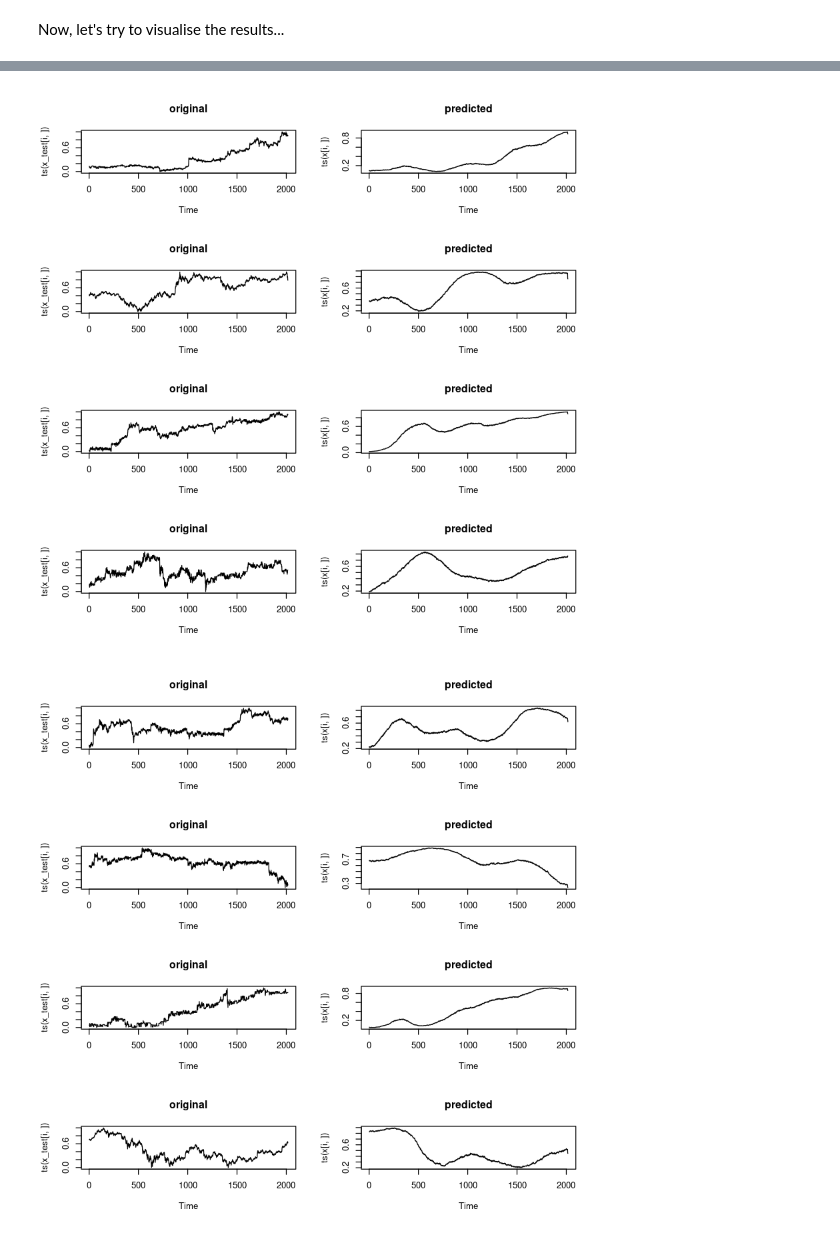
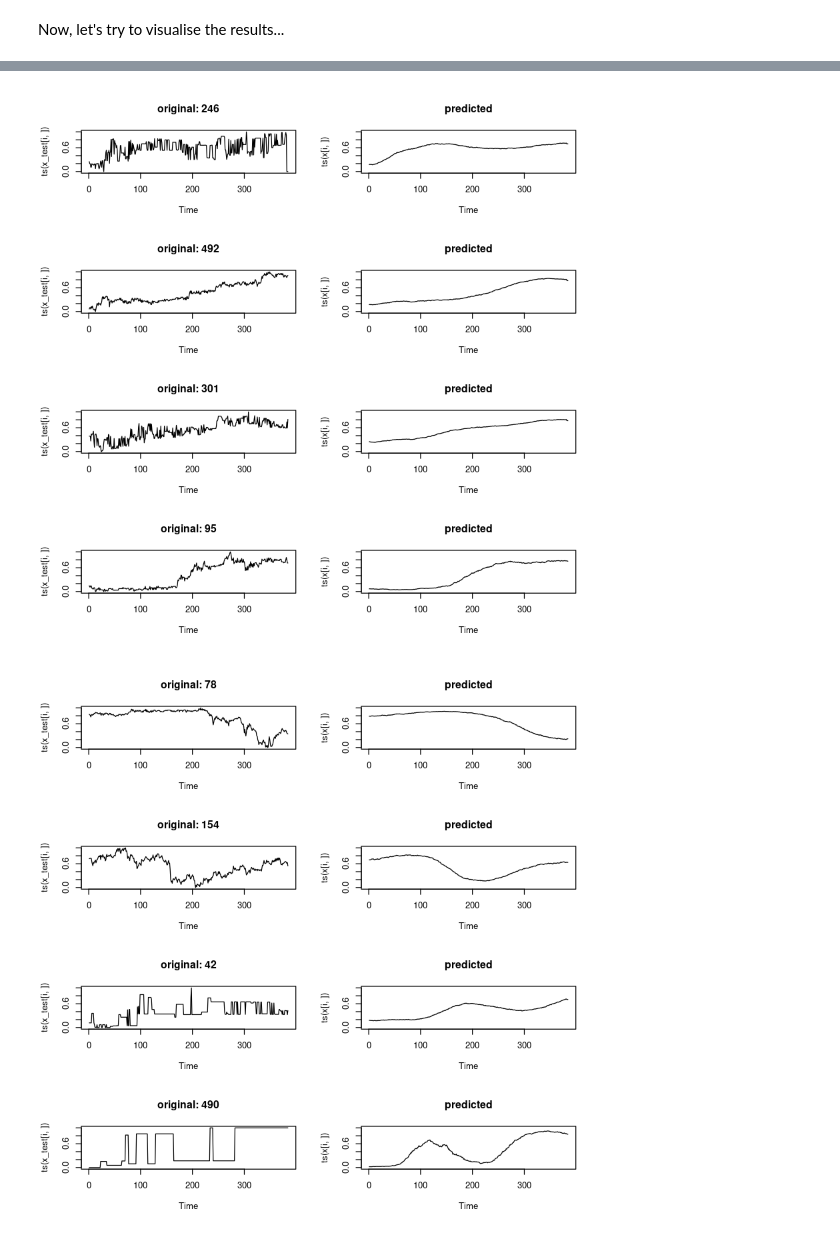
Before and after one commit to nickb-/Interchange, a Jupyter notebook: ExploratoryNotebooks/Bitcoin_VAE.ipynb, the cells around one changed output, grey strips where cells are left out. Cells and saved outputs as stored; diff of their text form; code cells hidden in the pictures.

```diff
--- a/ExploratoryNotebooks/Bitcoin_VAE.ipynb
+++ b/ExploratoryNotebooks/Bitcoin_VAE.ipynb
@@ -68,18 +68,20 @@ I am going to work with 3 week windows. Below, I have created a generator functi
 # %%
-get_window <- function (input_data, period = 3, batch_size = 64) {
+get_window <- function (input_data, period = 4, batch_size = 64) {
 
 
     function () {
 
         xs <- sample(nrow(input_data), batch_size, replace = TRUE)
-        dimensions <- (4 * 24 * 7 * period)
+        #dimensions <- (4 * 24 * 7 * period)
+        dimensions <- (4 * 24 * period)
 
         original <- matrix(0, nrow = batch_size, ncol = dimensions)
         sequences <- matrix(0, nrow = batch_size, ncol = dimensions)
 
         for (x in 1:length(xs)) {
             start_ <- input_data[xs[x], Datestamp]
-            end_ <- start_ + (period * 7 * 24 * 60 * 60)
+            #end_ <- start_ + (period * 7 * 24 * 60 * 60)
+            end_ <- start_ + (period * 24 * 60 * 60)
 
             z <- input_data[Datestamp >= start_ & Datestamp <= end_, close]
             original[x, ] <- z[1:dimensions]
@@ -113,9 +115,9 @@ That looks like it is working. Let's now setup the model...
 # %%
 factory <- get_window(raw_data)
 period <- 4
-original_dim <- 2016
-latent_dim <- 16L
-intermediate_dim <- 512L
+original_dim <- 384
+latent_dim <- 4L
+intermediate_dim <- 128L
 epochs <- 50L
 epsilon_std <- 1.0
 
@@ -171,8 +173,13 @@ vae_loss <- function(x, x_decoded_mean){
 vae %>% compile(optimizer = "rmsprop", loss = vae_loss)
 # %%
 x_train <- do.call(rbind, lapply(1:200, function (x) factory()[[1]]))
-x_test <- do.call(rbind, lapply(1:10, function (x) factory()[[1]]))
+x_test <- do.call(rbind, lapply(1:50, function (x) factory()[[1]]))
 
 dim(x_train)
+x_train[1:10, 1:10]
+summary(rowSums(x_train))
+
 dim(x_test)
+x_test[1:10, 1:10]
+summary(rowSums(x_test))
 # %% [output]
@@ -195,0 +222,11 @@ dim(results)
+# %%
+results <- predict(encoder, x_test, batch_size = 64)
+dim(results)
+head(results)
+apply(results, 2, summary)
+
+par(mfrow = c(2, 2))
+for (i in 1:4) {
+    plot(density(results[, i]))
+}
+par(mfrow=c(1,1))
@@ -196,12 +248,12 @@ dim(results)
 # %%
 x<-predict(generator, results)
 
 par(mfrow = c(4, 2))
 for (i in sample(640, 8)) {
-    plot(ts(x_test[i, ]), main = "original")
-    plot(ts(x[i, ]), main = "predicted")
+    plot(ts(x_test[i, ]), main = sprintf("original: %s", i), ylim = c(0, 1))
+    plot(ts(x[i, ]), main = "predicted", ylim = c(0, 1))
 }
 par(mfrow = c(1, 1))
 # %% [output]
-[figure, old version]
+[figure, new version]
-[figure, old version]
+[figure, new version]
```
Also changed, not shown: parts of 12 cells of this notebook.
